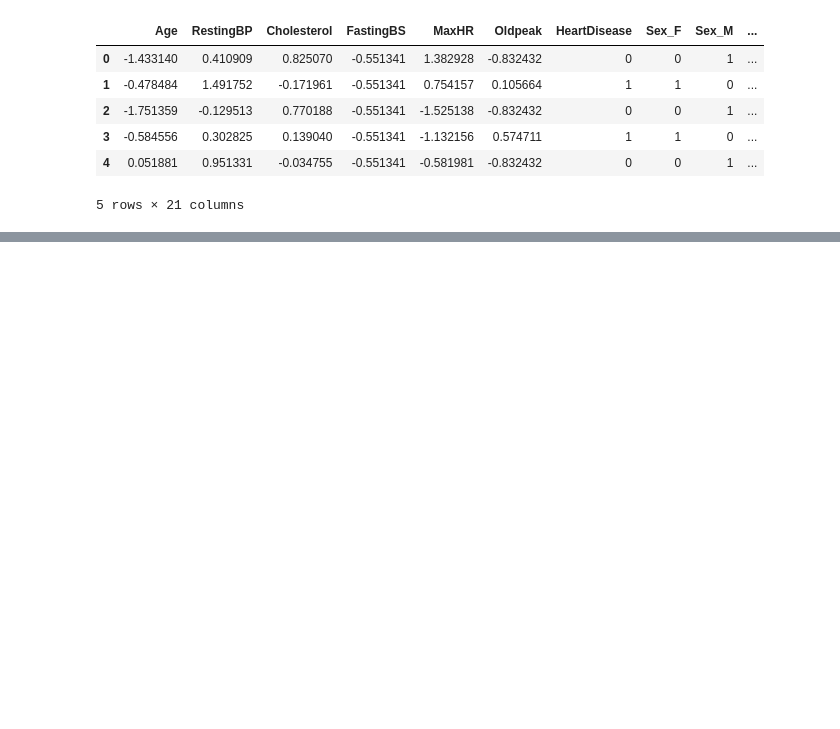
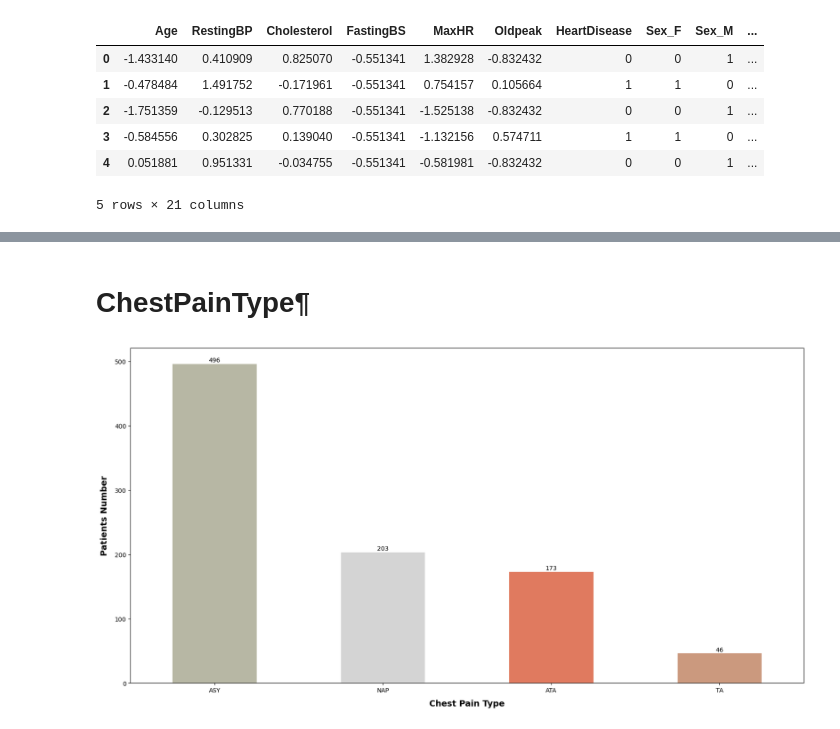
Before and after one commit to abdyraman/heart-deseases, a Jupyter notebook: code.ipynb, the cells around one changed output, grey strips where cells are left out. Drawn from its saved outputs; the diff is of its cells as text; code cells hidden in the pictures; blank space fills up the shorter version.

```diff
--- a/code.ipynb
+++ b/code.ipynb
@@ -127,0 +162,12 @@ df1.head()
+# %% [markdown]
+# ChestPainType¶
+# %%
+plt.figure(figsize = (20, 10))
+df["ChestPainType"].value_counts().plot(kind = "bar", color = colors, rot = 0)
+plt.xlabel("Chest Pain Type", fontsize = 14, weight = "bold", labelpad = 10)
+plt.ylabel("Patients Number", fontsize = 14, weight = "bold", labelpad = 10)
+for i, value in enumerate(df["ChestPainType"].value_counts()):
+    plt.text(i, value + 1, str(value), ha='center', va='bottom')
+plt.show()
+# %% [output]
+[figure, added]
```
Also changed, not shown: parts of 7 cells of this notebook.
